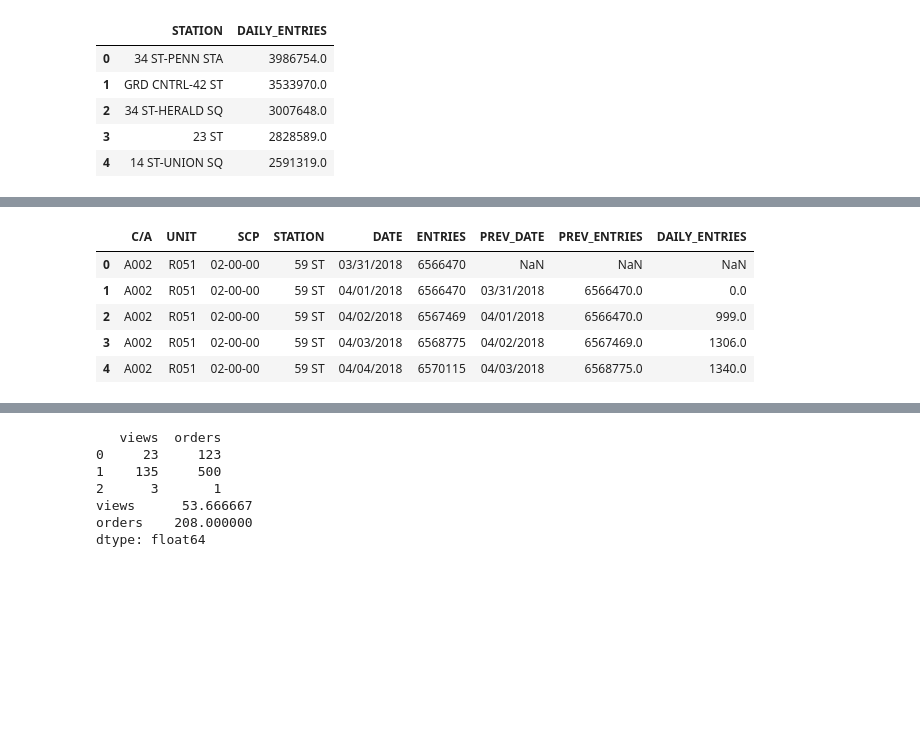
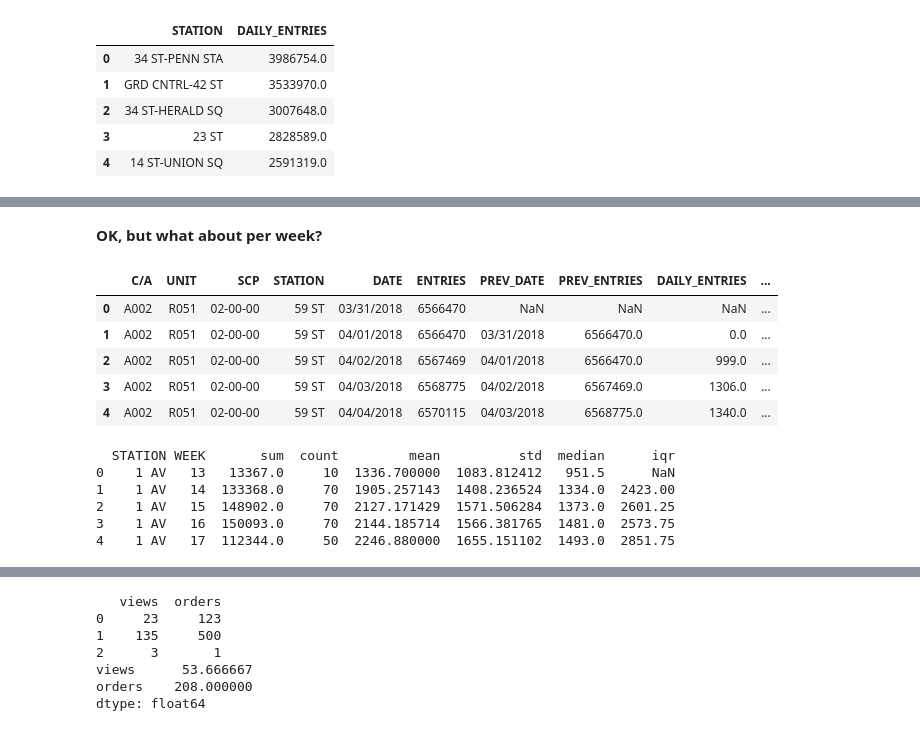
Before and after one commit to asherani/Benson, a Jupyter notebook: presentation_data.ipynb, the cells around one changed output, grey strips where cells are left out. Saved outputs shown, nothing was run; the diff lists cells and outputs as text; code cells hidden in the pictures; blank space fills up the shorter version.

```diff
--- a/presentation_data.ipynb
+++ b/presentation_data.ipynb
@@ -154,14 +155,69 @@ ax.set_xticklabels(plot_df.STATION);
 # # .plot(figsize = (12, 6)).bar()
 # %% [output]
 [drawing not drawn]
-# %%
-#get ridership per station per week
-
-df_daily.head()
-# %% [output]
-|  | C/A | UNIT | SCP | STATION | DATE | ENTRIES | PREV_DATE | PREV_ENTRIES | DAILY_ENTRIES |
-| 0 | A002 | R051 | 02-00-00 | 59 ST | 03/31/2018 | 6566470 | NaN | NaN | NaN |
-| 1 | A002 | R051 | 02-00-00 | 59 ST | 04/01/2018 | 6566470 | 03/31/2018 | 6566470.0 | 0.0 |
-| 2 | A002 | R051 | 02-00-00 | 59 ST | 04/02/2018 | 6567469 | 04/01/2018 | 6566470.0 | 999.0 |
-| 3 | A002 | R051 | 02-00-00 | 59 ST | 04/03/2018 | 6568775 | 04/02/2018 | 6567469.0 | 1306.0 |
-| 4 | A002 | R051 | 02-00-00 | 59 ST | 04/04/2018 | 6570115 | 04/03/2018 | 6568775.0 | 1340.0 |
+# %% [markdown]
+__OK, but what about per week?__
+# %%
+#Insert weeks
+
+df_weekly = df_daily.copy()
+
+df_weekly['DATE_TIME'] = pd.to_datetime(df_weekly['DATE'], format="%m/%d/%Y")
+
+df_weekly['WEEK'] = df_weekly['DATE_TIME'].apply(lambda date: date.strftime("%V"))
+
+df_weekly.head()
+# %% [output]
+|  | C/A | UNIT | SCP | STATION | DATE | ENTRIES | PREV_DATE | PREV_ENTRIES | DAILY_ENTRIES | ... |
+| 0 | A002 | R051 | 02-00-00 | 59 ST | 03/31/2018 | 6566470 | NaN | NaN | NaN | ... |
+| 1 | A002 | R051 | 02-00-00 | 59 ST | 04/01/2018 | 6566470 | 03/31/2018 | 6566470.0 | 0.0 | ... |
+| 2 | A002 | R051 | 02-00-00 | 59 ST | 04/02/2018 | 6567469 | 04/01/2018 | 6566470.0 | 999.0 | ... |
+| 3 | A002 | R051 | 02-00-00 | 59 ST | 04/03/2018 | 6568775 | 04/02/2018 | 6567469.0 | 1306.0 | ... |
+| 4 | A002 | R051 | 02-00-00 | 59 ST | 04/04/2018 | 6570115 | 04/03/2018 | 6568775.0 | 1340.0 | ... |
+# %%
+#group ridership by week for each station
+
+def add_math_column(df_to_column, func, new_column_name, original_data = df_weekly, timeframe = 'WEEK', affected_column = 'DAILY_ENTRIES'):
+    '''
+    adds to a df that has already been grouped a column of same groupings with other operation
+
+    inputs
+        original data to agg on (df)
+
+        timeframe to agg on (string, must be name of column)
+
+        func to agg on (string, must not have end parens)
+
+        affected_column being agged on (string, must be name of column)
+
+        new_column_name to append (string)
+
+        df_to_column is df to append column to (df)
+
+    outputs
+        df_to_column with agged column (df)
+
+    '''
+
+    func_df = original_data.groupby(['STATION', timeframe])[affected_column].agg([func]).reset_index()
+
+    df_to_column[new_column_name] = func_df[affected_column]
+
+    print(df_to_column.head())
+
+    return df_to_column
+
+df_weekly_means = df_weekly.groupby(['STATION', 'WEEK'])['DAILY_ENTRIES'].agg(['sum','count','mean', 'std', 'median', stats.iqr]).reset_index()
+print(df_weekly_means.head())
+
+# df_weekly_std = df_weekly.groupby(['STATION', 'WEEK'])['DAILY_ENTRIES'].std().reset_index()
+# print(df_weekly_std.head())
+
+# add_math_column(original_data = df_weekly, df_to_column = df_weekly_means, func = 'mean', new_column_name = 'WEEKLY_MEANS')
+# %% [output]
+  STATION WEEK       sum  count         mean          std  median      iqr
+0    1 AV   13   13367.0     10  1336.700000  1083.812412   951.5      NaN
+1    1 AV   14  133368.0     70  1905.257143  1408.236524  1334.0  2423.00
+2    1 AV   15  148902.0     70  2127.171429  1571.506284  1373.0  2601.25
+3    1 AV   16  150093.0     70  2144.185714  1566.381765  1481.0  2573.75
+4    1 AV   17  112344.0     50  2246.880000  1655.151102  1493.0  2851.75
```
Also changed, not shown: parts of 2 cells of this notebook.
